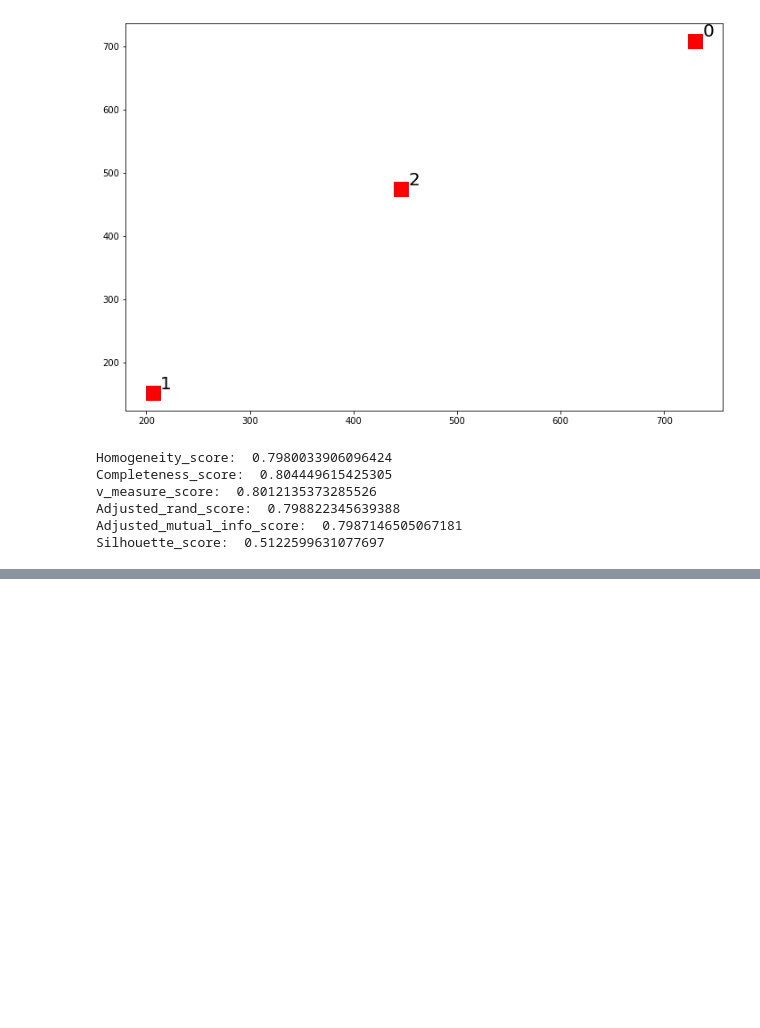
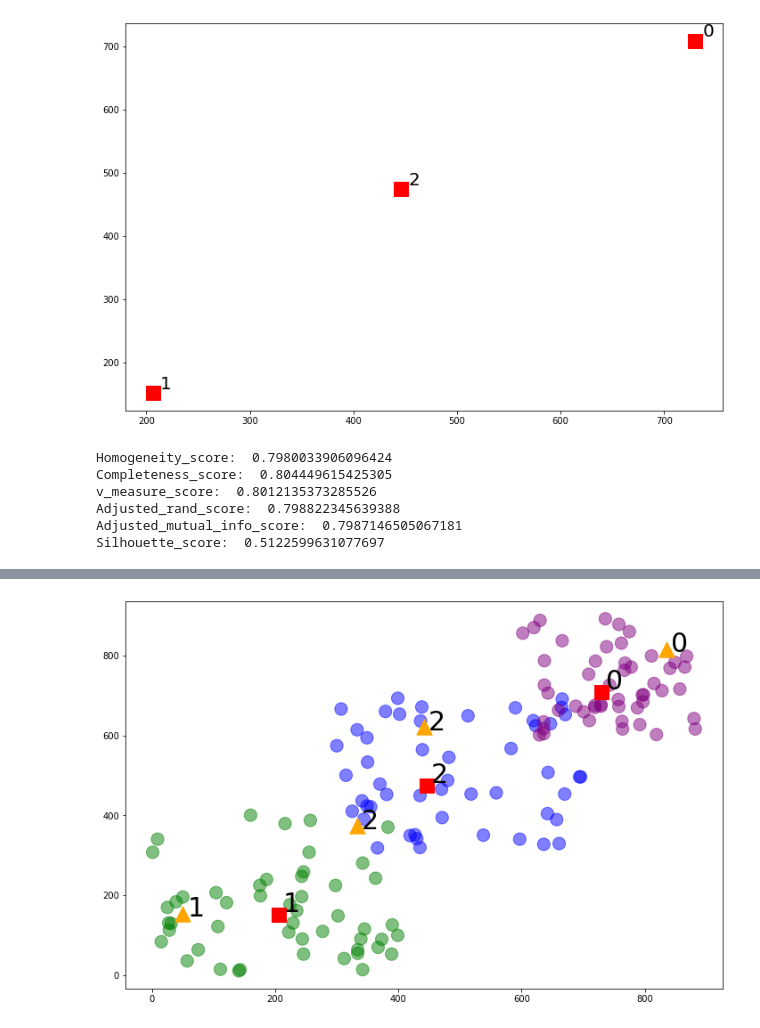
Before and after one commit to Arjunkalidas/data-scientifico, a Jupyter notebook: SimpleKMeansClustering_RandomData.ipynb, the cells around one changed output, grey strips where cells are left out. Drawn from its saved outputs; the diff is of its cells as text; code cells hidden in the pictures; blank space fills up the shorter version.

Commit message:
adding simple kMeans clustering for Iris dataset, applying various scores to assess the model, finding out how to form clusters

```diff
--- a/SimpleKMeansClustering_RandomData.ipynb
+++ b/SimpleKMeansClustering_RandomData.ipynb
@@ -144,0 +177,7 @@ Silhouette_score:  0.5122599631077697
+# %%
+data_test = np.array([[442., 621.],
+                    [50., 153.],
+                    [333., 373.],
+                    [835., 816.]])
+# %%
+label_pred = kmeans_model.predict(data_test)
@@ -144,0 +188,20 @@ Silhouette_score:  0.5122599631077697
+# %%
+# Let's plot the both datasets together
+colors = ['green', 'blue', 'purple']
+
+plt.figure(figsize=(12,8))
+
+plt.scatter(df['data_x'], df['data_y'], c=df['labels'], s=200, cmap=matplotlib.colors.ListedColormap(colors),
+           alpha=0.5)
+
+plt.scatter(data_test[:,0], data_test[:,1], c='orange', s=300, marker='^')
+
+for i in range(len(label_pred)):
+    plt.annotate(label_pred[i], (data_test[i][0] + 7, data_test[i][1] - 7), fontsize=30)
+
+plt.scatter(centroids[:,0], centroids[:,1], c='r', s=250, marker='s')
+
+for i in range(len(centroids)):
+    plt.annotate(i, (centroids[i][0] + 7, centroids[i][1] + 7), fontsize=30)
+# %% [output]
+[figure, added]
```
Also changed, not shown: parts of 3 cells of this notebook, 7 other files.
